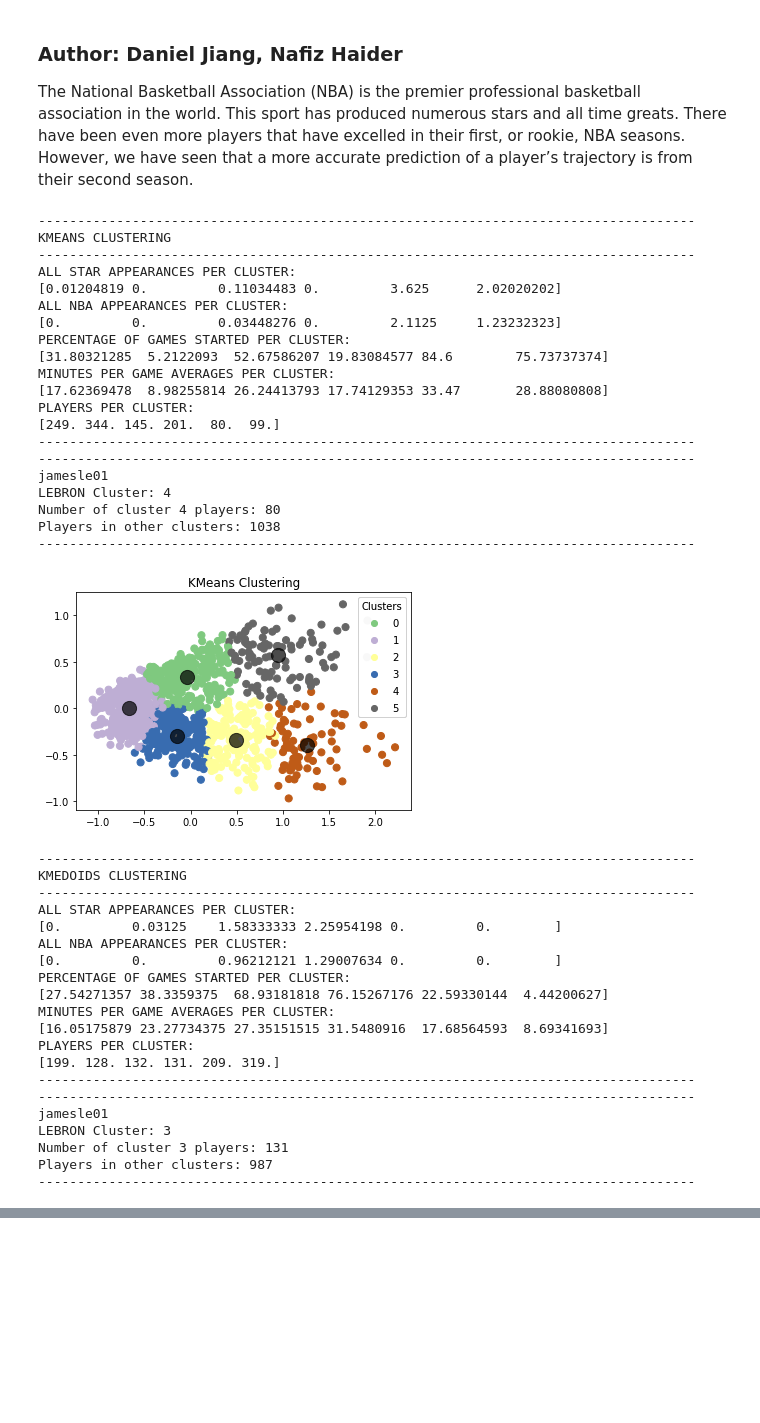
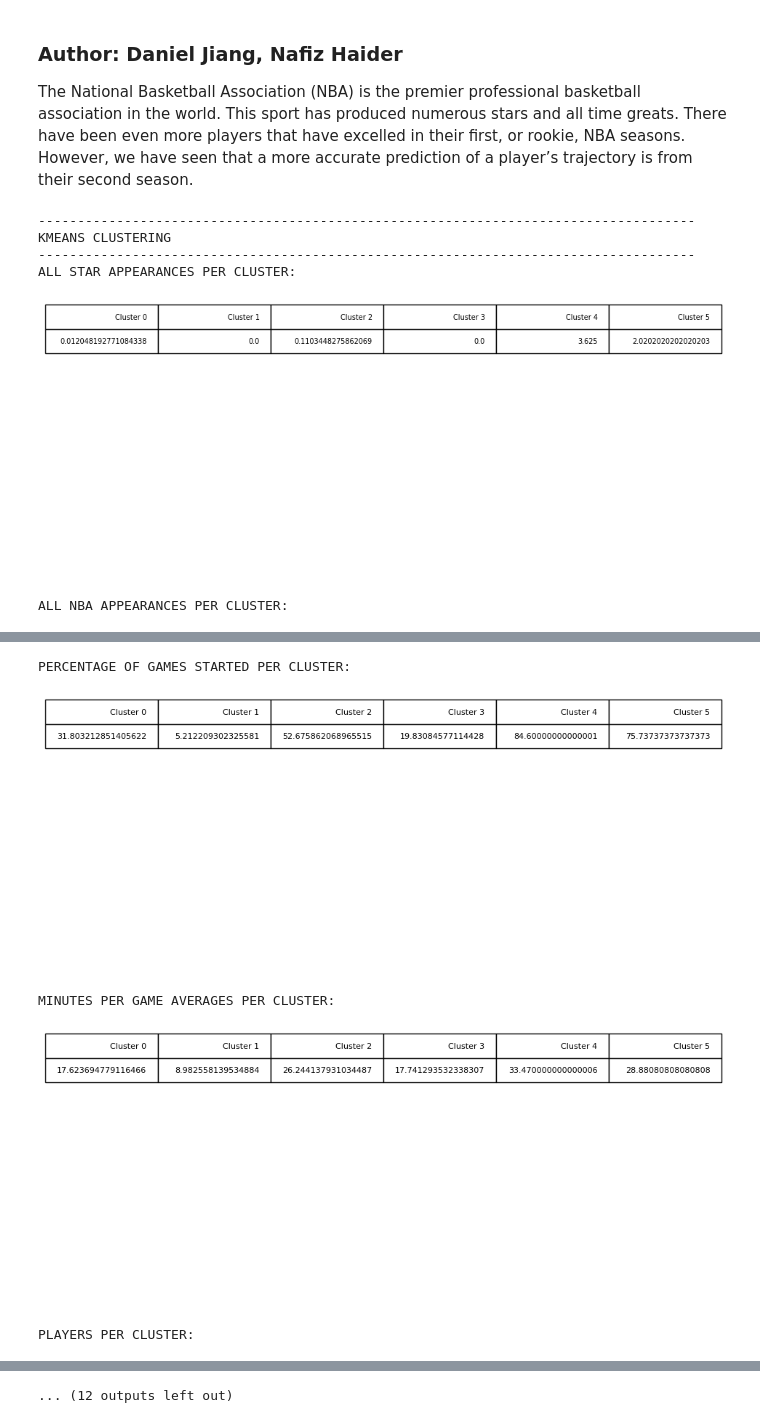
Before and after one commit to nhaider23/isye6740-project, a Jupyter notebook: NBA_Player_Analysis.ipynb, the cells around one changed output, grey strips where cells are left out. Cells and saved outputs as stored; diff of their text form; code cells hidden in the pictures; blank space fills up the shorter version.

Commit message:
updated code to create tables

```diff
--- a/NBA_Player_Analysis.ipynb
+++ b/NBA_Player_Analysis.ipynb
@@ -20,6 +20,17 @@ import csv
 from bs4 import BeautifulSoup
 
 from sklearn.preprocessing import MinMaxScaler
+# %%
+def table_creator(row_array):
+    fig = plt.figure(dpi=100)
+    ax = fig.add_subplot(1,1,1)
+    table_data=[['Cluster 0', 'Cluster 1', 'Cluster 2', 'Cluster 3', 'Cluster 4', 'Cluster 5'],
+               row_array]
+    table = ax.table(cellText=table_data, loc='top')
+    table.set_fontsize(14)
+    table.scale(2,2)
+    ax.axis('off')
+    plt.show()
 # %%
 def extract_bling_info(soup):
     """ number of All-star and All-NBA selections can be found in the "bling" element """
@@ -264,77 +275,42 @@ for classifier in ['KMeans', 'KMedoids']:
 
     print('------------------------------------------------------------------------------------')
     print('ALL STAR APPEARANCES PER CLUSTER:')
-    print(career_all_stars_averages)
+    table_creator(career_all_stars_averages.tolist())
     print('ALL NBA APPEARANCES PER CLUSTER:')
-    print(career_all_nba_averages)
+    table_creator(career_all_nba_averages.tolist())
     print('PERCENTAGE OF GAMES STARTED PER CLUSTER:')
-    print(gs_percents_averages)
+    table_creator(gs_percents_averages.tolist())
     print('MINUTES PER GAME AVERAGES PER CLUSTER:')
-    print(minutes_per_game_averages)
+    table_creator(minutes_per_game_averages.tolist())
     print('PLAYERS PER CLUSTER:')
-    print(players_per_cluster)
+    table_creator(players_per_cluster.astype(int).tolist())
     print('------------------------------------------------------------------------------------')
 
     # printing out lebron info
     # this would be the "hall of fame" cluster
     print('------------------------------------------------------------------------------------')
     print(player_list[798])
     lebron_cluster = str(career_labels[798])
     print('LEBRON Cluster: ' + str(lebron_cluster))
     print('Number of cluster ' + str(lebron_cluster) + ' players: ' + str(len((career_labels[career_labels == int(lebron_cluster)]))))
     print('Players in other clusters: ' + str(len((career_labels[career_labels != int(lebron_cluster)]))))
     print('------------------------------------------------------------------------------------')
 
     # Graphing cluster assignment data points
-    # using only 2 dimensions of PCA
+# using only 2 dimensions of PCA
     fig, ax = plt.subplots()
     scatter = ax.scatter(reduced_representation_career_data[:, 0], reduced_representation_career_data[:, 1], c=career_labels, s=50, cmap='Accent')
     # produce a legend with the unique colors from the scatter
     legend = ax.legend(*scatter.legend_elements(),
                         loc="best", title="Clusters")
     ax.add_artist(legend)
     plt.scatter(career_centers[:, 0], career_centers[:, 1], c='black', s=200, alpha=0.7)
     plt.title(classifier + ' Clustering')
     plt.show()
 # %% [output]
 ------------------------------------------------------------------------------------
 KMEANS CLUSTERING
 ------------------------------------------------------------------------------------
 ALL STAR APPEARANCES PER CLUSTER:
-[0.01204819 0.         0.11034483 0.         3.625      2.02020202]
-ALL NBA APPEARANCES PER CLUSTER:
-[0.         0.         0.03448276 0.         2.1125     1.23232323]
-PERCENTAGE OF GAMES STARTED PER CLUSTER:
-[31.80321285  5.2122093  52.67586207 19.83084577 84.6        75.73737374]
-MINUTES PER GAME AVERAGES PER CLUSTER:
-[17.62369478  8.98255814 26.24413793 17.74129353 33.47       28.88080808]
-PLAYERS PER CLUSTER:
-[249. 344. 145. 201.  80.  99.]
-------------------------------------------------------------------------------------
-------------------------------------------------------------------------------------
-jamesle01
-LEBRON Cluster: 4
-Number of cluster 4 players: 80
-Players in other clusters: 1038
-------------------------------------------------------------------------------------
-[figure, old version]
+[figure, new version]
-------------------------------------------------------------------------------------
-KMEDOIDS CLUSTERING
-------------------------------------------------------------------------------------
-ALL STAR APPEARANCES PER CLUSTER:
-[0.         0.03125    1.58333333 2.25954198 0.         0.        ]
 ALL NBA APPEARANCES PER CLUSTER:
-[0.         0.         0.96212121 1.29007634 0.         0.        ]
-PERCENTAGE OF GAMES STARTED PER CLUSTER:
-[27.54271357 38.3359375  68.93181818 76.15267176 22.59330144  4.44200627]
-MINUTES PER GAME AVERAGES PER CLUSTER:
-[16.05175879 23.27734375 27.35151515 31.5480916  17.68564593  8.69341693]
-PLAYERS PER CLUSTER:
-[199. 128. 132. 131. 209. 319.]
-------------------------------------------------------------------------------------
-------------------------------------------------------------------------------------
-jamesle01
-LEBRON Cluster: 3
-Number of cluster 3 players: 131
-Players in other clusters: 987
-------------------------------------------------------------------------------------
@@ -341,0 +318,5 @@ Players in other clusters: 987
+PERCENTAGE OF GAMES STARTED PER CLUSTER:
+[figure, added]
+MINUTES PER GAME AVERAGES PER CLUSTER:
+[figure, added]
+PLAYERS PER CLUSTER:
@@ -342,3 +332,4 @@ Players in other clusters: 987
+... (12 outputs left out)
 # %%
 for classifier in ['KMeans', 'KMedoids']:
     # averages of second year performance per cluster
```
Also changed, not shown: parts of 2 cells of this notebook.
